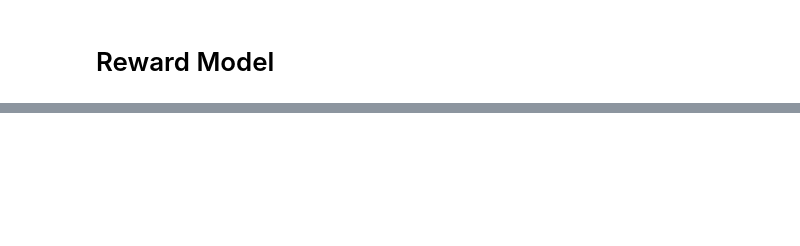
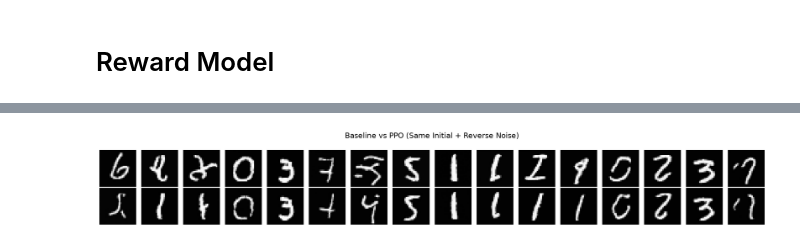
Before and after one commit to leessanghu/DDPM-with-PPO--MNIST, a Jupyter notebook: DDPM.ipynb, the cells around one changed output, grey strips where cells are left out. Saved outputs shown, nothing was run; the diff lists cells and outputs as text; code cells hidden in the pictures; blank space fills up the shorter version.

```diff
--- a/DDPM.ipynb
+++ b/DDPM.ipynb
@@ -1053,0 +1983,61 @@ Average : tensor(0.8865, device='mps:0')
+# %%
+baseline_controlled = sample_ddpm_controlled(
+    model,
+    initial_noise,
+    reverse_noises
+)
+
+ppo_controlled = sample_ddpm_controlled(
+    ppo_model,
+    initial_noise,
+    reverse_noises
+)
+# %%
+fig, axes = plt.subplots(
+    2,
+    num_samples,
+    figsize=(20, 3)
+)
+
+for i in range(num_samples):
+
+    # Baseline
+    axes[0, i].imshow(
+        baseline_controlled[i]
+        .squeeze()
+        .cpu(),
+        cmap="gray"
+    )
+
+    axes[0, i].axis("off")
+
+    # PPO
+    axes[1, i].imshow(
+        ppo_controlled[i]
+        .squeeze()
+        .cpu(),
+        cmap="gray"
+    )
+
+    axes[1, i].axis("off")
+
+
+axes[0, 0].set_ylabel(
+    "Baseline",
+    fontsize=12
+)
+
+axes[1, 0].set_ylabel(
+    "PPO",
+    fontsize=12
+)
+
+plt.suptitle(
+    "Baseline vs PPO (Same Initial + Reverse Noise)",
+    fontsize=16
+)
+
+plt.tight_layout()
+plt.show()
+# %% [output]
+[figure, added]
```
Also changed, not shown: parts of 66 cells of this notebook.
